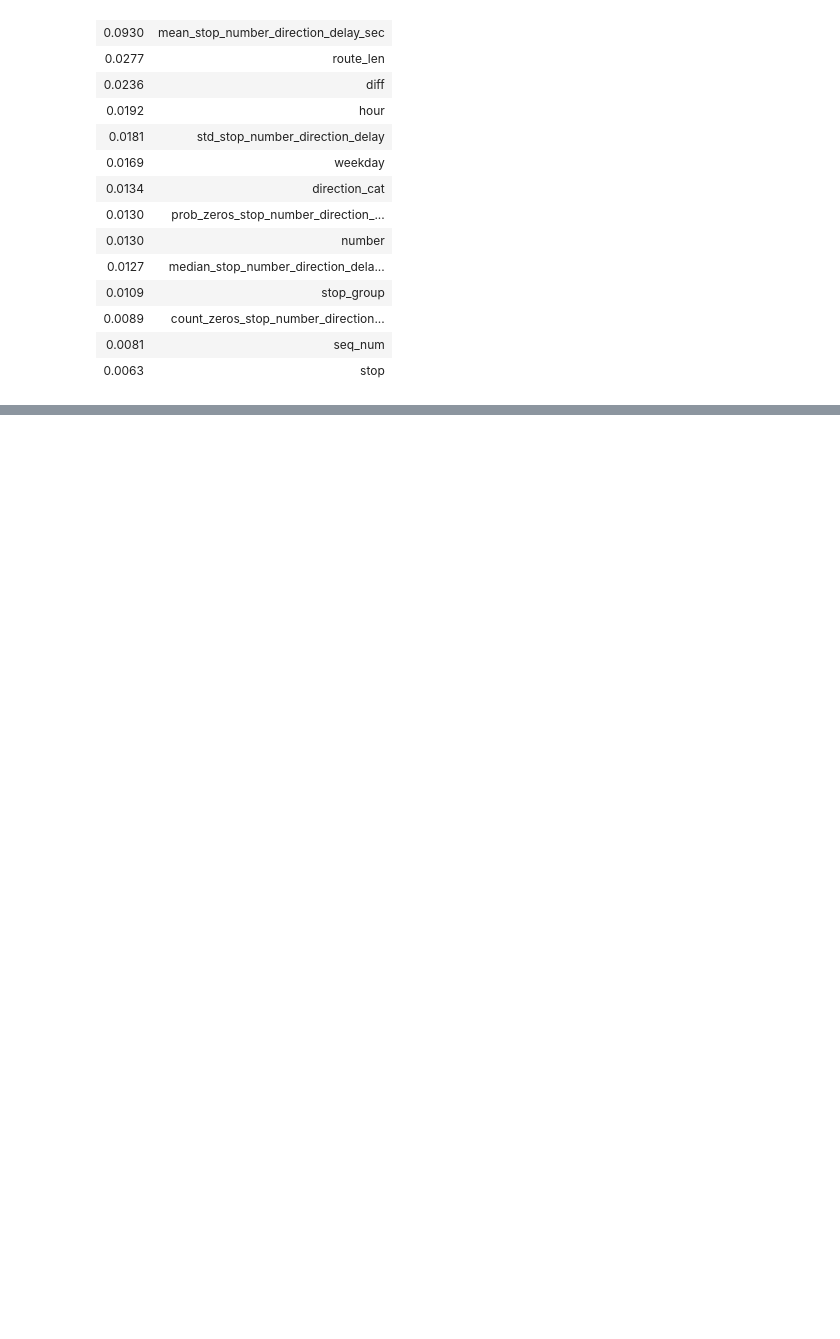
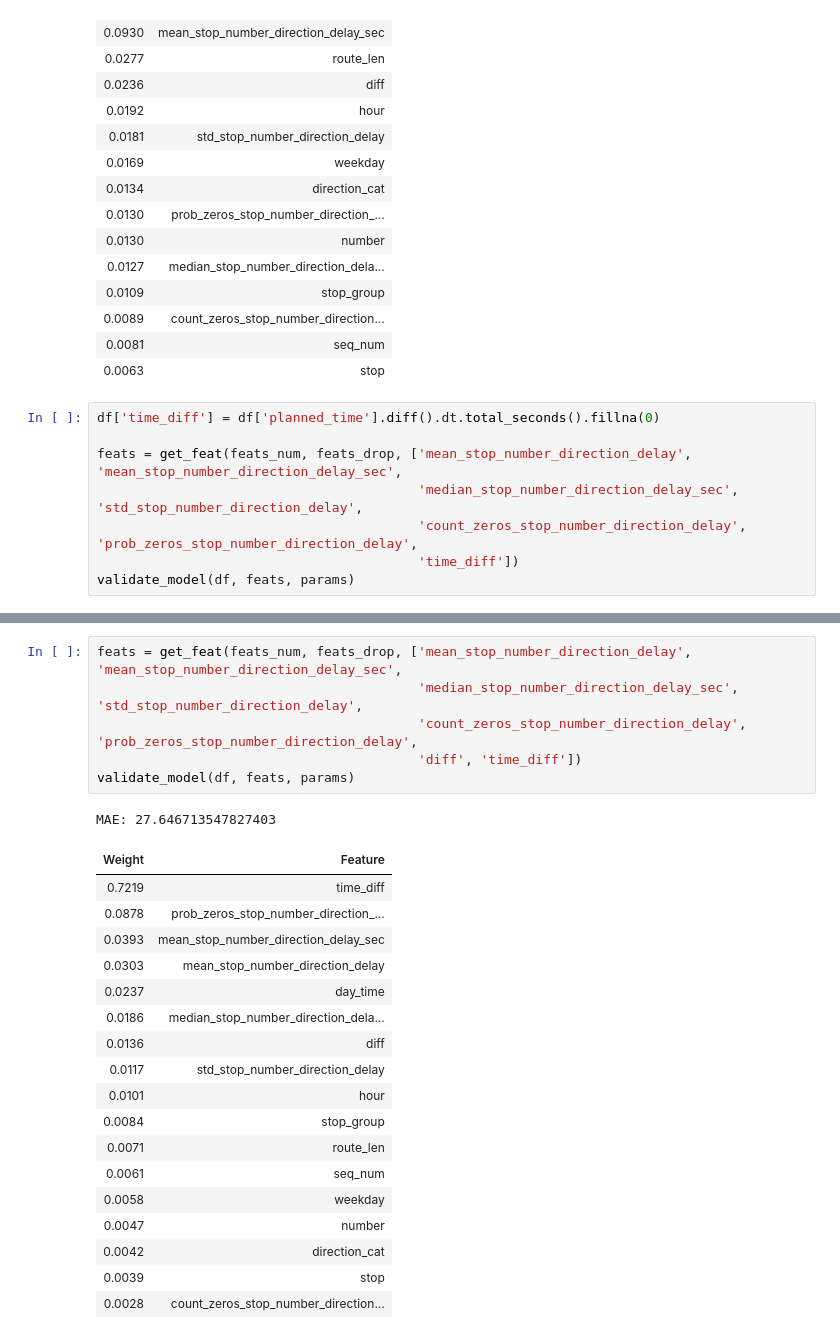
Before and after one commit to DarekB2/tram_delay, a Jupyter notebook: tram_delay_prediction.ipynb, the cells around one changed output, grey strips where cells are left out. Saved outputs shown, nothing was run; the diff lists cells and outputs as text; blank space fills up the shorter version.

Commit message:
Update tram_delay_prediction.ipynb
another new feature added

```diff
--- a/tram_delay_prediction.ipynb
+++ b/tram_delay_prediction.ipynb
@@ -266,3 +266,11 @@ MAE: 43.86760517434652
 | 0.0089 | count_zeros_stop_number_direction... |
 | 0.0081 | seq_num |
 | 0.0063 | stop |
+# %%
+df['time_diff'] = df['planned_time'].diff().dt.total_seconds().fillna(0)
+
+feats = get_feat(feats_num, feats_drop, ['mean_stop_number_direction_delay', 'mean_stop_number_direction_delay_sec',
+                                         'median_stop_number_direction_delay_sec', 'std_stop_number_direction_delay',
+                                         'count_zeros_stop_number_direction_delay', 'prob_zeros_stop_number_direction_delay',
+                                         'time_diff'])
+validate_model(df, feats, params)
@@ -268,0 +296,26 @@ MAE: 43.86760517434652
+# %%
+feats = get_feat(feats_num, feats_drop, ['mean_stop_number_direction_delay', 'mean_stop_number_direction_delay_sec',
+                                         'median_stop_number_direction_delay_sec', 'std_stop_number_direction_delay',
+                                         'count_zeros_stop_number_direction_delay', 'prob_zeros_stop_number_direction_delay',
+                                         'diff', 'time_diff'])
+validate_model(df, feats, params)
+# %% [output]
+MAE: 27.646713547827403
+| Weight | Feature |
+| 0.7219 | time_diff |
+| 0.0878 | prob_zeros_stop_number_direction_... |
+| 0.0393 | mean_stop_number_direction_delay_sec |
+| 0.0303 | mean_stop_number_direction_delay |
+| 0.0237 | day_time |
+| 0.0186 | median_stop_number_direction_dela... |
+| 0.0136 | diff |
+| 0.0117 | std_stop_number_direction_delay |
+| 0.0101 | hour |
+| 0.0084 | stop_group |
+| 0.0071 | route_len |
+| 0.0061 | seq_num |
+| 0.0058 | weekday |
+| 0.0047 | number |
+| 0.0042 | direction_cat |
+| 0.0039 | stop |
+| 0.0028 | count_zeros_stop_number_direction... |
```
Also changed, not shown: parts of 2 cells of this notebook.
